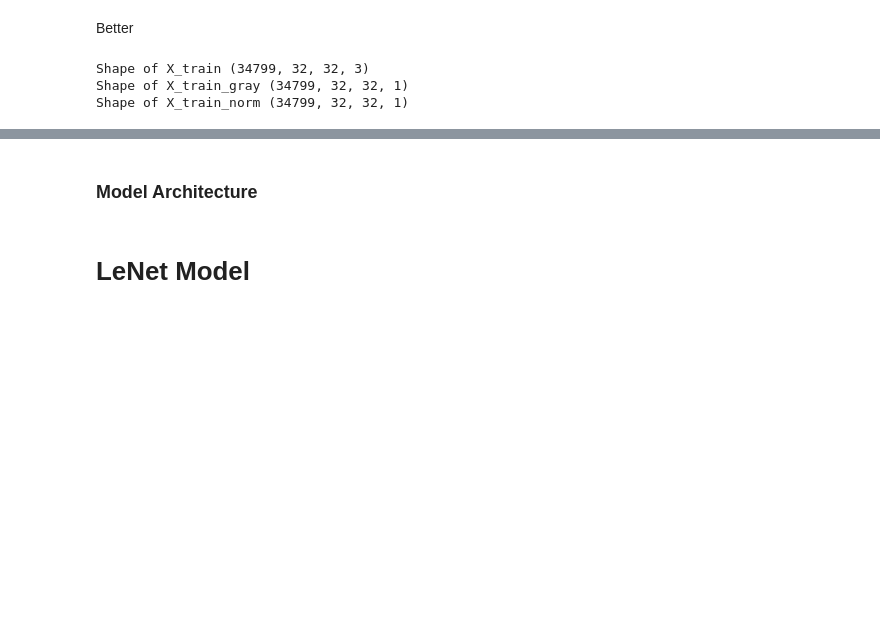
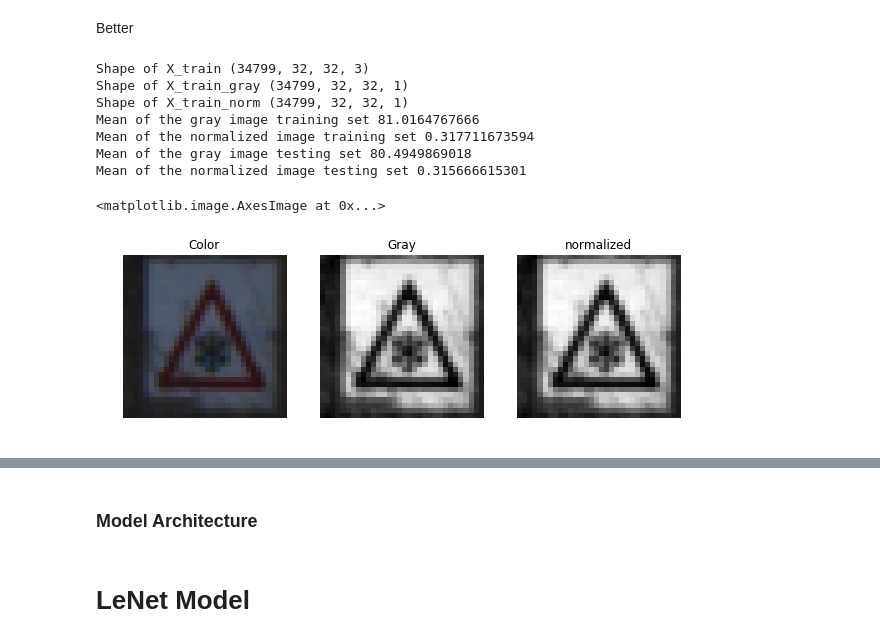
Before and after one commit to afourteia/CarND_Traffic_Sign_Classifier, a Jupyter notebook: Traffic_Sign_Classifier.ipynb, the cells around one changed output, grey strips where cells are left out. Saved outputs shown, nothing was run; the diff lists cells and outputs as text; code cells hidden in the pictures; blank space fills up the shorter version.

```diff
--- a/Traffic_Sign_Classifier.ipynb
+++ b/Traffic_Sign_Classifier.ipynb
@@ -249,37 +259,51 @@ Better
 # %%
 X_train_gray = grayscale(X_train)
 X_test_gray = grayscale(X_test)
 X_valid_gray = grayscale(X_valid)
 
 X_train_norm = normalize_image(X_train_gray)
 X_test_norm = normalize_image(X_test_gray)
 X_valid_norm = normalize_image(X_valid_gray)
 
+# Print shapes
 print("Shape of X_train", X_train.shape)
 print("Shape of X_train_gray", X_train_gray.shape)
 print("Shape of X_train_norm", X_train_norm.shape)
 
+# Print mean
 print("Mean of the gray image training set", np.mean(X_train_gray))
 print("Mean of the normalized image training set", np.mean(X_train_norm))
 print("Mean of the gray image testing set", np.mean(X_test_gray))
 print("Mean of the normalized image testing set", np.mean(X_test_norm))
 
-print("Original shape:", X_train.shape)
-print("Normalized shape:", X_train_normalized.shape)
-fig, axs = plt.subplots(1,2, figsize=(10, 3))
+# print a random image to compare the processed sets to the original
+fig, axs = plt.subplots(1,3, figsize=(10, 3))
 axs = axs.ravel()
+i = random.randint(0,len(X_train) - 1)
+index = 0
+axs[index].axis('off')
+axs[index].set_title('Color')
+axs[index].imshow(X_train[i])
 
-axs[0].axis('off')
-axs[0].set_title('normalized')
-axs[0].imshow(X_train_normalized[0].squeeze(), cmap='gray')
+index += 1
+axs[index].axis('off')
+axs[index].set_title('Gray')
+axs[index].imshow(X_train_gray[i].squeeze(), cmap='gray')
 
-axs[1].axis('off')
-axs[1].set_title('original')
-axs[1].imshow(X_train[0].squeeze(), cmap='gray')
+index += 1
+axs[index].axis('off')
+axs[index].set_title('normalized')
+axs[index].imshow(X_train_norm[i].squeeze(), cmap='gray')
 # %% [output]
 Shape of X_train (34799, 32, 32, 3)
 Shape of X_train_gray (34799, 32, 32, 1)
 Shape of X_train_norm (34799, 32, 32, 1)
+Mean of the gray image training set 81.0164767666
+Mean of the normalized image training set 0.317711673594
+Mean of the gray image testing set 80.4949869018
+Mean of the normalized image testing set 0.315666615301
+<matplotlib.image.AxesImage at 0x...>
+[figure, added]
 # %%
 # Visualize rgb vs grayscale
 view_images(X_train)
```
Also changed, not shown: parts of 10 cells of this notebook, 2 other files.
